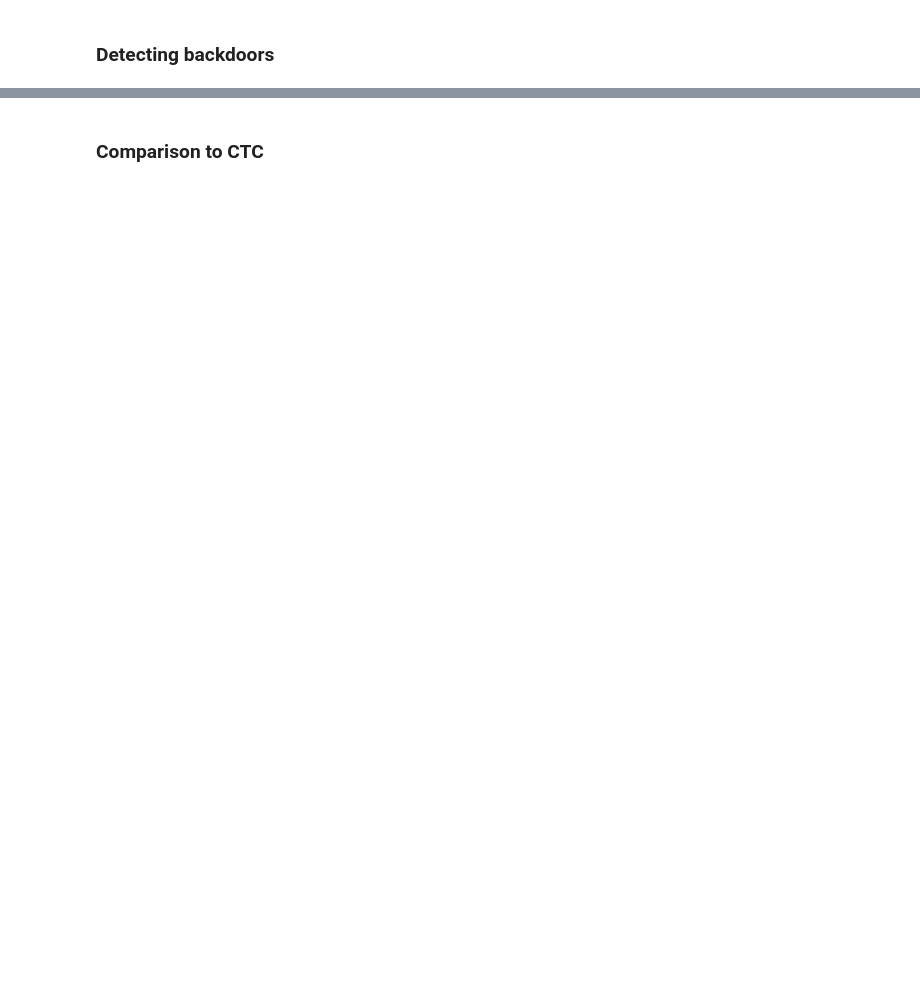
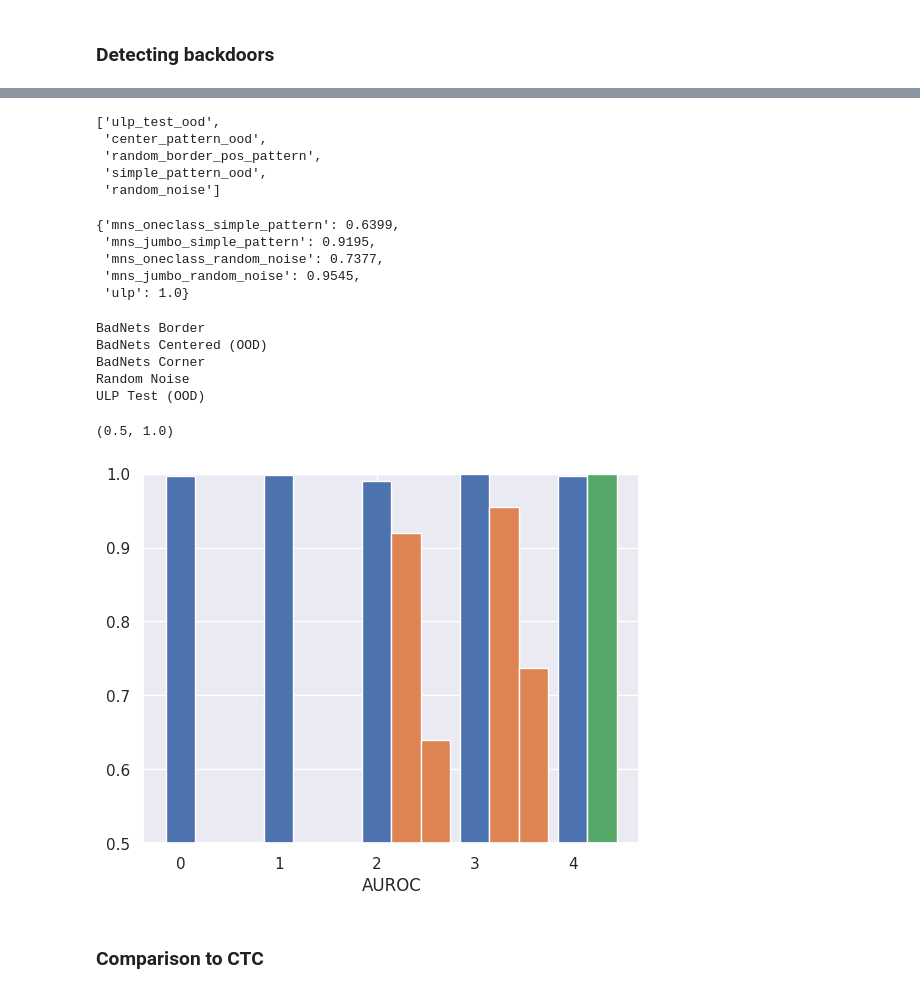
Before and after one commit to langosco/meta-transformer, a Jupyter notebook: notebooks/paper-plots.ipynb, the cells around one changed output, grey strips where cells are left out. Drawn from its saved outputs; the diff is of its cells as text; code cells hidden in the pictures; blank space fills up the shorter version.

```diff
--- a/notebooks/paper-plots.ipynb
+++ b/notebooks/paper-plots.ipynb
@@ -194,0 +229,16 @@ BufferAssignment stats:
+# %%
+ROCS_TO_PLOT
+# %% [output]
+['ulp_test_ood',
+ 'center_pattern_ood',
+ 'random_border_pos_pattern',
+ 'simple_pattern_ood',
+ 'random_noise']
+# %%
+reported_rocs
+# %% [output]
+{'mns_oneclass_simple_pattern': 0.6399,
+ 'mns_jumbo_simple_pattern': 0.9195,
+ 'mns_oneclass_random_noise': 0.7377,
+ 'mns_jumbo_random_noise': 0.9545,
+ 'ulp': 1.0}
@@ -195,3 +251,63 @@ BufferAssignment stats:
+# %%
+for ptype in ROCS_TO_PLOT:
+    print(PLOT_NAMES[ptype])
+# %% [output]
+BadNets Border
+BadNets Centered (OOD)
+BadNets Corner
+Random Noise
+ULP Test (OOD)
+# %%
+our_color, mns_color, ulp_color = sns.color_palette()[:3]
+
+ROCS_TO_PLOT = [
+    "random_border_pos_pattern",
+    "center_pattern_ood",
+    "simple_pattern_ood",
+    "random_noise",
+    "ulp_test_ood",
+]
+
+
+
+ax = plt.gca()
+
+bar_width = 0.3
+
+x_ours = np.arange(5)
+y_ours = [rocs[p] for p in ROCS_TO_PLOT]
+
+x_mns = np.array([2, 2, 3, 3]) + [bar_width, 2*bar_width, bar_width, 2*bar_width]
+y_mns = [
+    reported_rocs["mns_jumbo_simple_pattern"],
+    reported_rocs["mns_oneclass_simple_pattern"],
+    reported_rocs["mns_jumbo_random_noise"],
+    reported_rocs["mns_oneclass_random_noise"],
+]
+
+x_ulp = np.array([4]) + [bar_width]
+y_ulp = [reported_rocs["ulp"]]
+
+ax.bar(x_ours, y_ours, width=bar_width, label="Ours", color=our_color)
+ax.bar(x_mns, y_mns, width=bar_width, label="MNS", color=mns_color)
+ax.bar(x_ulp, y_ulp, width=bar_width, label="ULP", color=ulp_color)
+
+
+ax.set_xlabel("AUROC")
+
+
+ax.set_ylim((0.5, 1))
+
+#ax.set_yticks(x_ours)
+#ax.set_yticklabels([PLOT_NAMES[ptype] for ptype in ROCS_TO_PLOT])
+#ax.set_xticklabels(PLOT_NAMES.values(), rotation=90)
+#ax.set_xticks(range(len(POISON_TYPES)))
+
+#plt.tight_layout()
+#plt.savefig(figdir + "backdoors_roc.pdf", bbox_inches="tight")
+# %% [output]
+(0.5, 1.0)
+[figure, added]
 # %% [markdown]
 ### Comparison to CTC
 # %%
```
Also changed, not shown: parts of 11 cells of this notebook, 2 other files.
